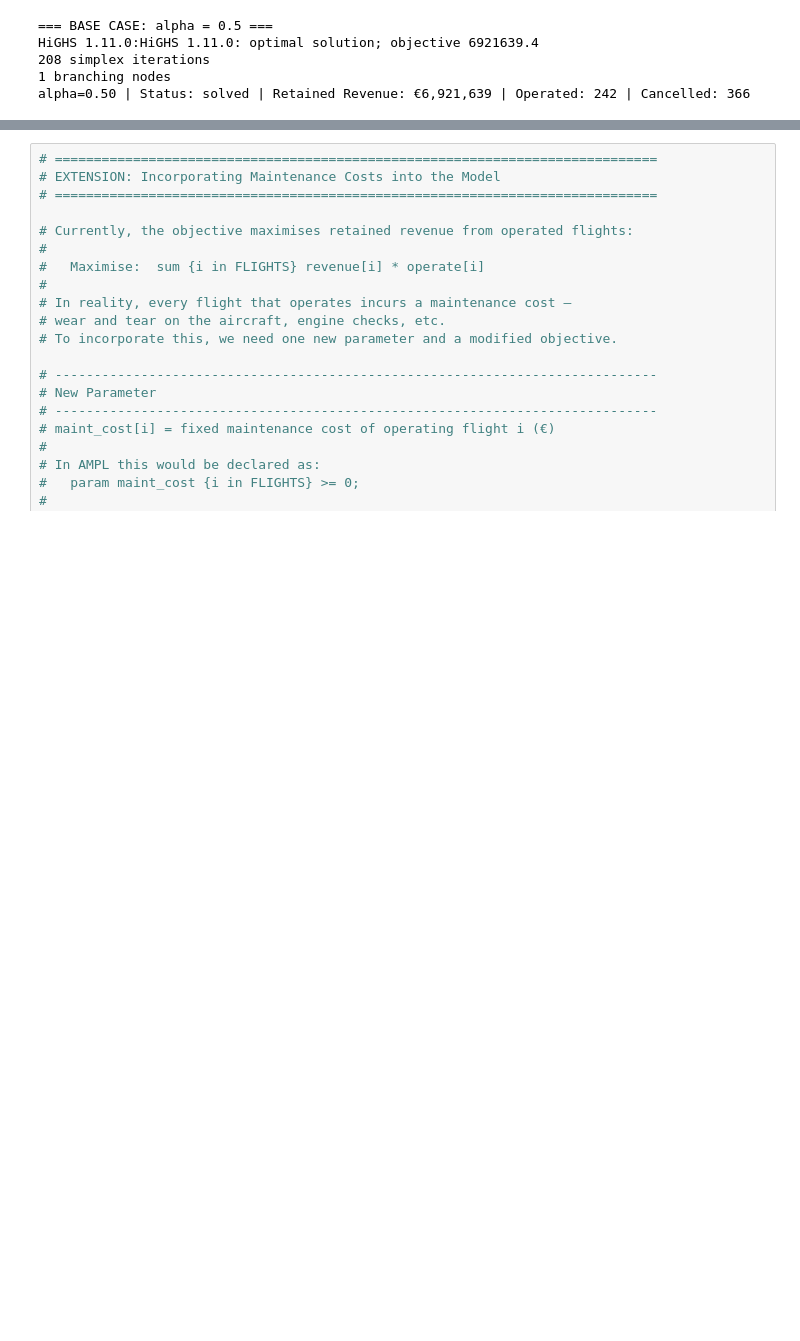
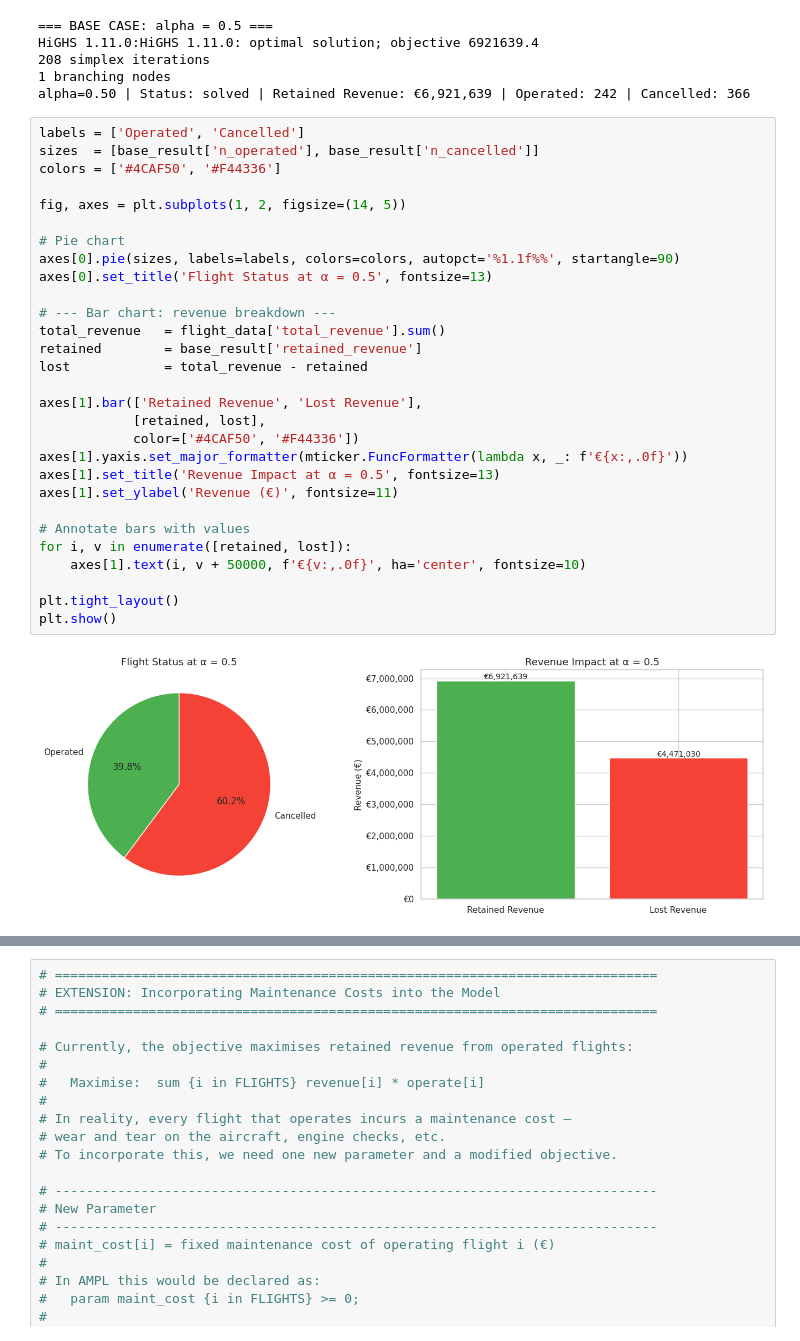
Before and after one commit to ramyabarri1109-a11y/AMPL_Model_Aircraft_disruption, a Jupyter notebook: CA_friday.ipynb, the cells around one changed output, grey strips where cells are left out. Saved outputs shown, nothing was run; the diff lists cells and outputs as text; blank space fills up the shorter version.

```diff
--- a/CA_friday.ipynb
+++ b/CA_friday.ipynb
@@ -367,6 +346,37 @@ HiGHS 1.11.0:HiGHS 1.11.0: optimal solution; objective 6921639.4
 208 simplex iterations
 1 branching nodes
 alpha=0.50 | Status: solved | Retained Revenue: €6,921,639 | Operated: 242 | Cancelled: 366
+# %%
+labels = ['Operated', 'Cancelled']
+sizes  = [base_result['n_operated'], base_result['n_cancelled']]
+colors = ['#4CAF50', '#F44336']
+
+fig, axes = plt.subplots(1, 2, figsize=(14, 5))
+
+# Pie chart
+axes[0].pie(sizes, labels=labels, colors=colors, autopct='%1.1f%%', startangle=90)
+axes[0].set_title('Flight Status at α = 0.5', fontsize=13)
+
+# --- Bar chart: revenue breakdown ---
+total_revenue   = flight_data['total_revenue'].sum()
+retained        = base_result['retained_revenue']
+lost            = total_revenue - retained
+
+axes[1].bar(['Retained Revenue', 'Lost Revenue'],
+            [retained, lost],
+            color=['#4CAF50', '#F44336'])
+axes[1].yaxis.set_major_formatter(mticker.FuncFormatter(lambda x, _: f'€{x:,.0f}'))
+axes[1].set_title('Revenue Impact at α = 0.5', fontsize=13)
+axes[1].set_ylabel('Revenue (€)', fontsize=11)
+
+# Annotate bars with values
+for i, v in enumerate([retained, lost]):
+    axes[1].text(i, v + 50000, f'€{v:,.0f}', ha='center', fontsize=10)
+
+plt.tight_layout()
+plt.show()
+# %% [output]
+[figure, added]
 # %%
 
 
```
Also changed, not shown: parts of 8 cells of this notebook, 1 other file.
